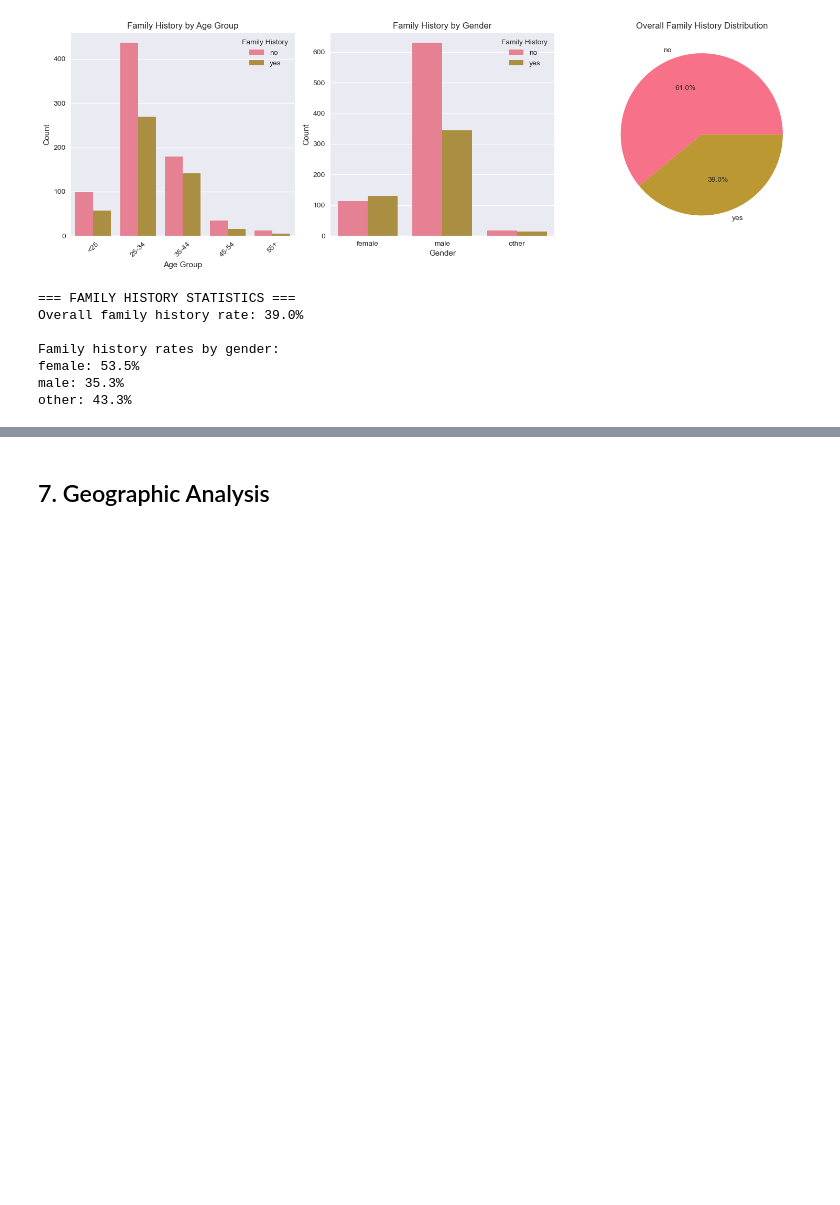
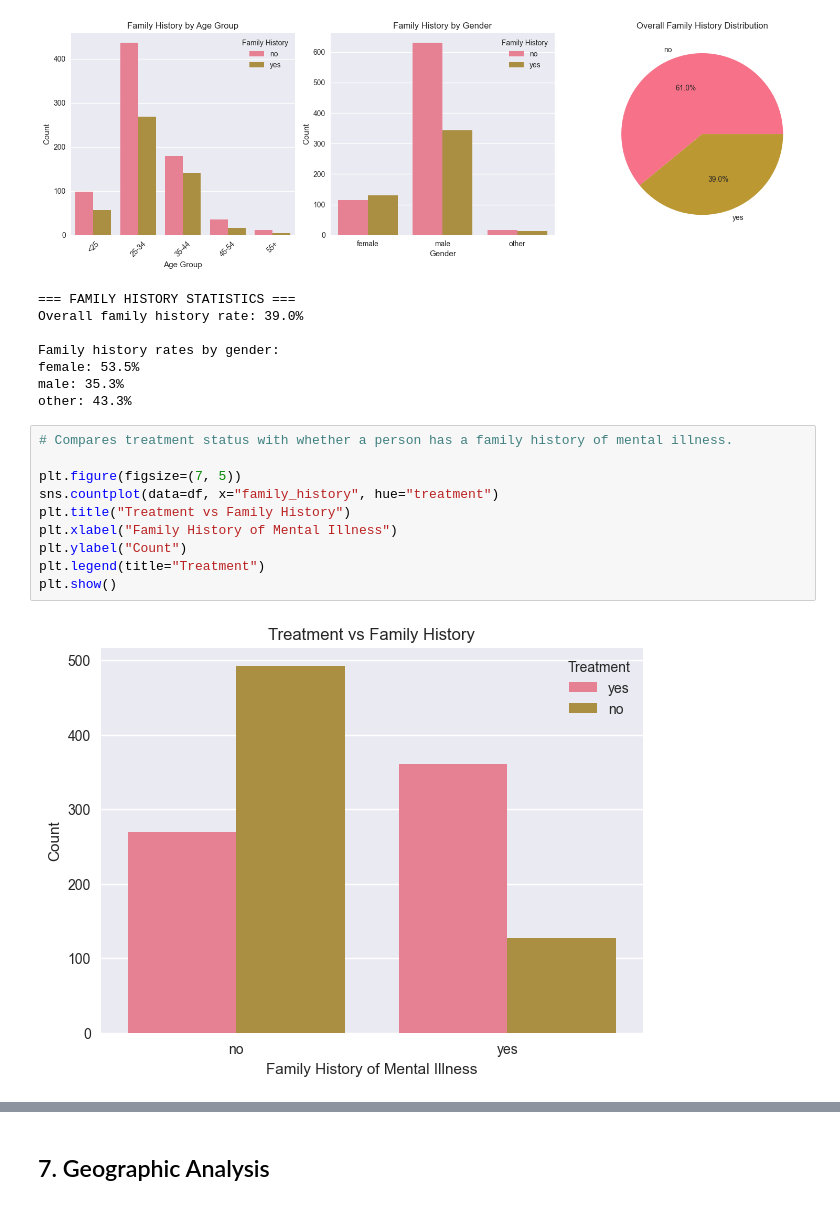
Before and after one commit to Testertesting-create/DSA2040A_DataMining_group1, a Jupyter notebook: DataMining_GroupProject_GroupMembersName/notebooks/2_exploratory_analysis.ipynb, the cells around one changed output, grey strips where cells are left out. Drawn from its saved outputs; the diff is of its cells as text; blank space fills up the shorter version.

```diff
--- a/DataMining_GroupProject_GroupMembersName/notebooks/2_exploratory_analysis.ipynb
+++ b/DataMining_GroupProject_GroupMembersName/notebooks/2_exploratory_analysis.ipynb
@@ -329,3 +358,15 @@ Family history rates by gender:
 female: 53.5%
 male: 35.3%
 other: 43.3%
+# %%
+# Compares treatment status with whether a person has a family history of mental illness.
+
+plt.figure(figsize=(7, 5))
+sns.countplot(data=df, x="family_history", hue="treatment")
+plt.title("Treatment vs Family History")
+plt.xlabel("Family History of Mental Illness")
+plt.ylabel("Count")
+plt.legend(title="Treatment")
+plt.show()
+# %% [output]
+[figure, added]
```
Also changed, not shown: parts of 21 cells of this notebook.
